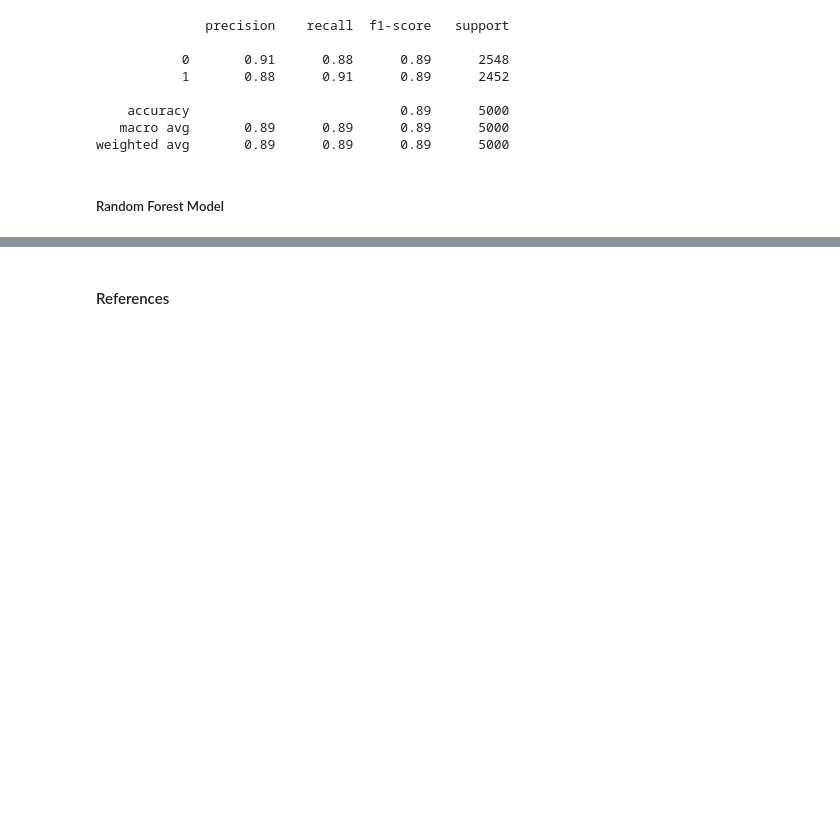
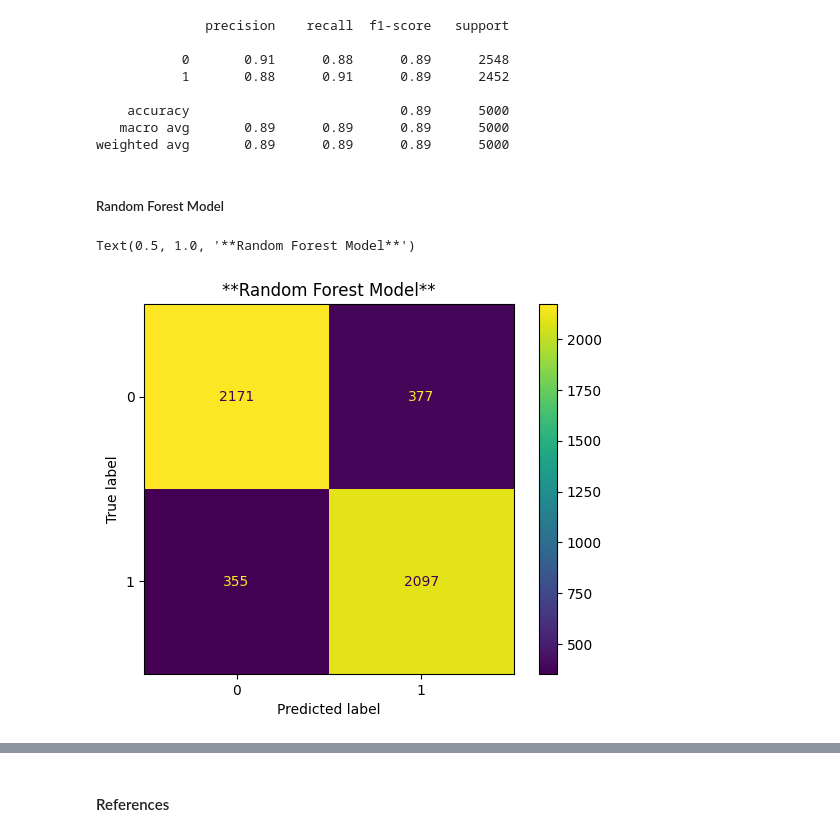
Before and after one commit to ryslipe/sentiment_analysis, a Jupyter notebook: notebook/bag_of_words.ipynb, the cells around one changed output, grey strips where cells are left out. Saved outputs shown, nothing was run; the diff lists cells and outputs as text; code cells hidden in the pictures; blank space fills up the shorter version.

```diff
--- a/notebook/bag_of_words.ipynb
+++ b/notebook/bag_of_words.ipynb
@@ -824,3 +832,11 @@ rf = RandomForestClassifier()
 model_rf = rf.fit(X_train_digits, y_train)
 # make predictions
 predicted_rf = model_rf.predict(X_test_digits)
+# %%
+# confusion matrix
+fig, ax = plt.subplots()
+ConfusionMatrixDisplay.from_estimator(model_rf, X_test_digits, y_test, ax=ax)
+ax.set_title('**Random Forest Model**')
+# %% [output]
+Text(0.5, 1.0, '**Random Forest Model**')
+[figure, added]
```
Also changed, not shown: parts of 6 cells of this notebook, 13 other files.
